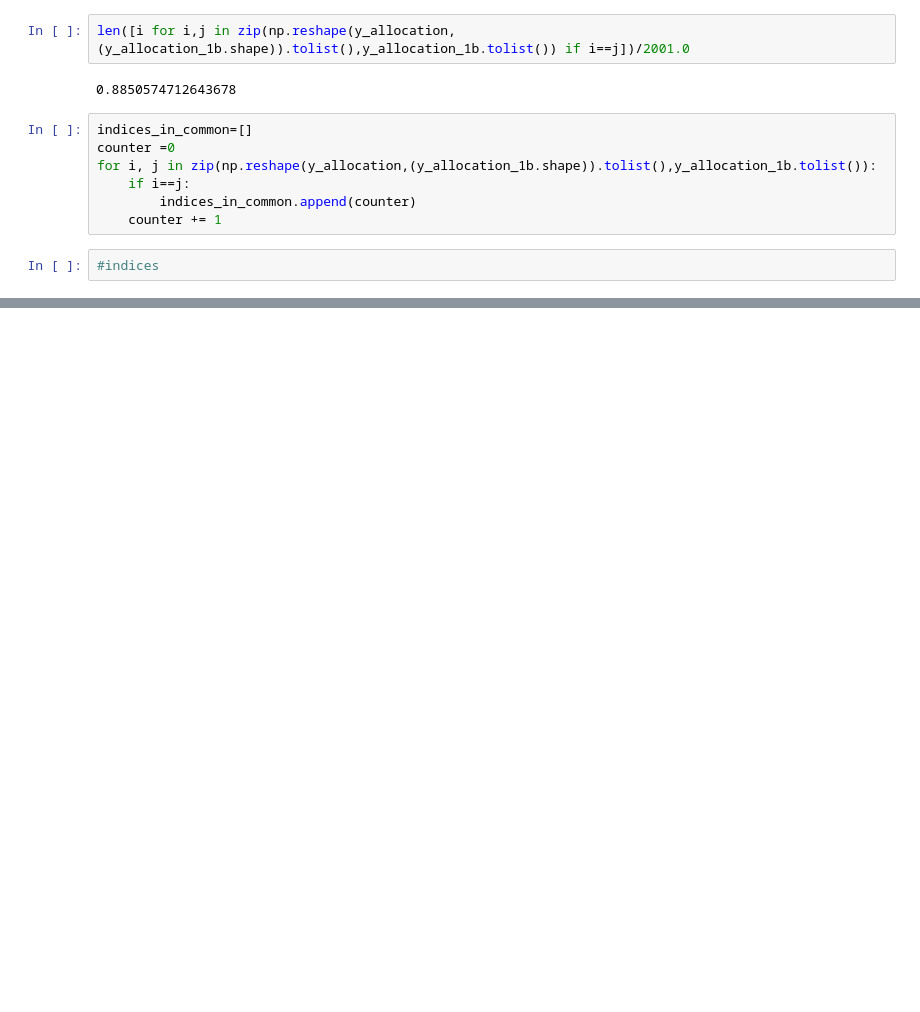
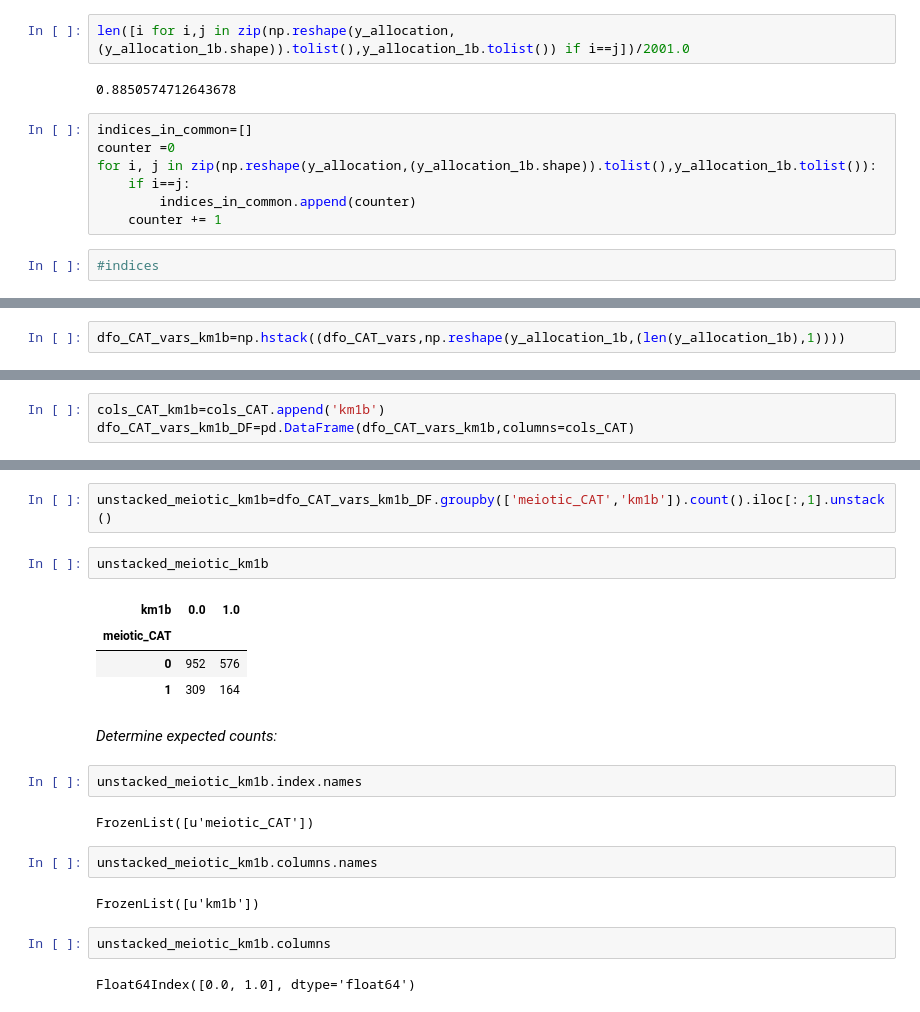
Before and after one commit to emmaggie/SPINDLE_ZOO, a Jupyter notebook: SEPTEMBER_2014/A_Marina_spindle_zoo_part5.ipynb, the cells around one changed output, grey strips where cells are left out. Cells and saved outputs as stored; diff of their text form; blank space fills up the shorter version.

```diff
--- a/SEPTEMBER_2014/A_Marina_spindle_zoo_part5.ipynb
+++ b/SEPTEMBER_2014/A_Marina_spindle_zoo_part5.ipynb
@@ -1658,0 +1676,2 @@ reconstructed.shape
+# %%
+dfo_CAT_vars_km1b=np.hstack((dfo_CAT_vars,np.reshape(y_allocation_1b,(len(y_allocation_1b),1))))
@@ -1658,0 +1682,3 @@ reconstructed.shape
+# %%
+cols_CAT_km1b=cols_CAT.append('km1b')
+dfo_CAT_vars_km1b_DF=pd.DataFrame(dfo_CAT_vars_km1b,columns=cols_CAT)
@@ -1658,0 +1694,23 @@ reconstructed.shape
+# %%
+unstacked_meiotic_km1b=dfo_CAT_vars_km1b_DF.groupby(['meiotic_CAT','km1b']).count().iloc[:,1].unstack()
+# %%
+unstacked_meiotic_km1b
+# %% [output]
+| km1b | 0.0 | 1.0 |
+| meiotic_CAT |  |  |
+| 0 | 952 | 576 |
+| 1 | 309 | 164 |
+# %% [markdown]
+*Determine expected counts:*
+# %%
+unstacked_meiotic_km1b.index.names
+# %% [output]
+FrozenList([u'meiotic_CAT'])
+# %%
+unstacked_meiotic_km1b.columns.names
+# %% [output]
+FrozenList([u'km1b'])
+# %%
+unstacked_meiotic_km1b.columns
+# %% [output]
+Float64Index([0.0, 1.0], dtype='float64')
```
Also changed, not shown: parts of 20 cells of this notebook, 1 other file.
